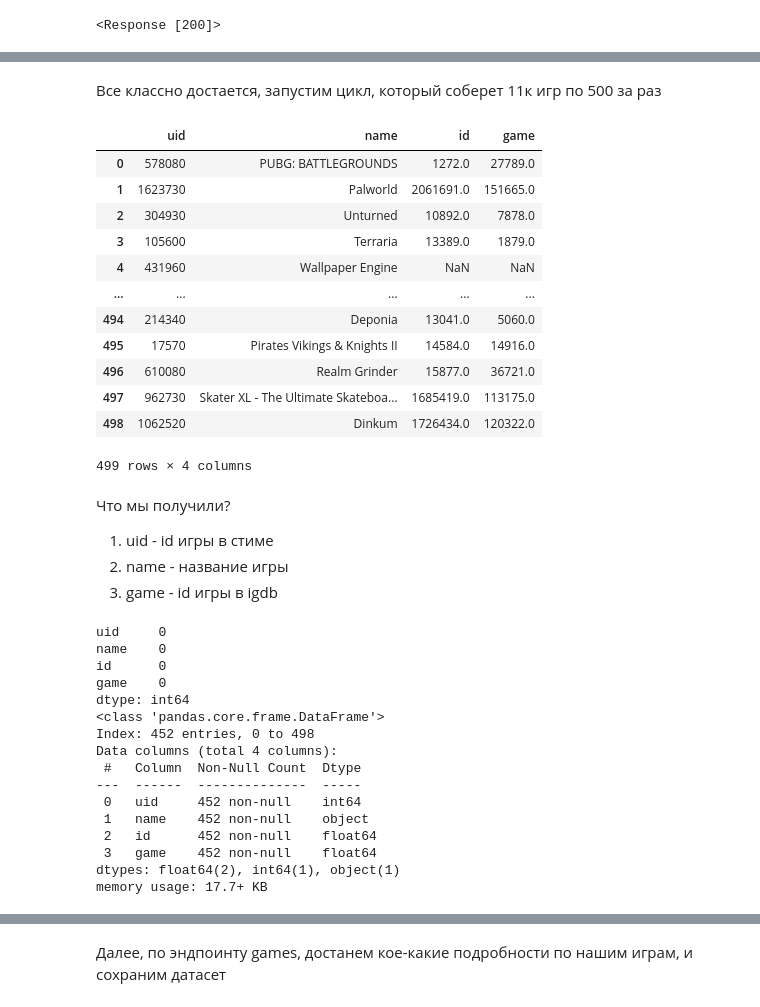
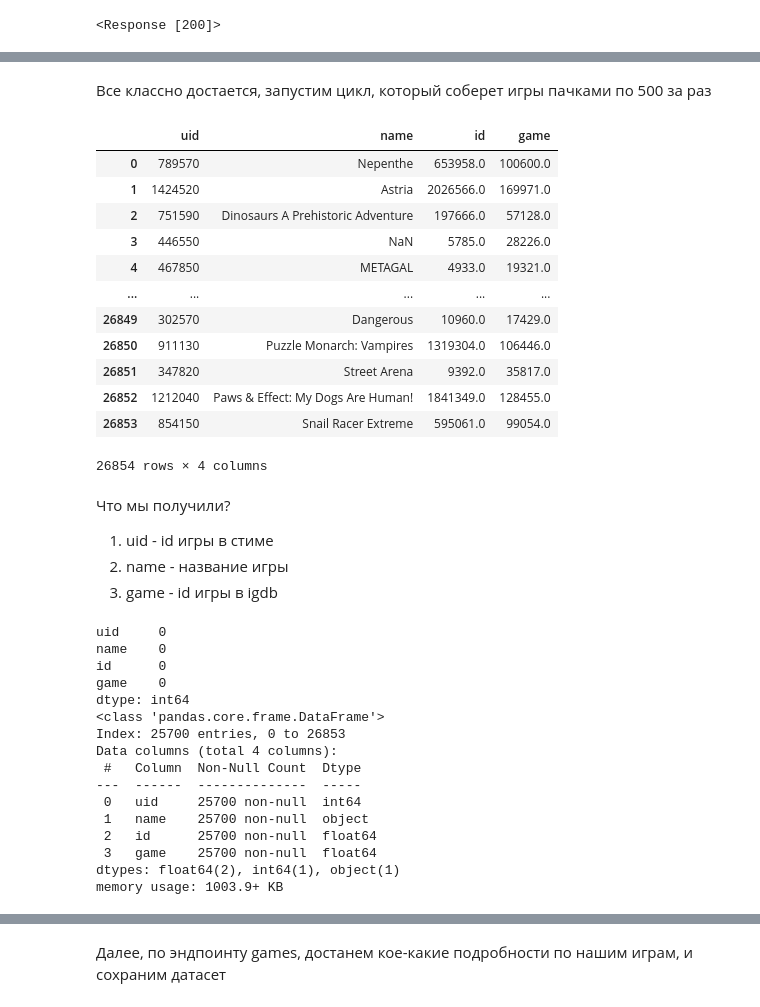
Before and after one commit to ylevennn/smadimo-gp-2, a Jupyter notebook: src/api/igdb.ipynb, the cells around one changed output, grey strips where cells are left out. Drawn from its saved outputs; the diff is of its cells as text; code cells hidden in the pictures.

```diff
--- a/src/api/igdb.ipynb
+++ b/src/api/igdb.ipynb
@@ -32,7 +33,7 @@ access_token = os.getenv('access_token')
 
 Для начала очистим датасет от (на данный момент) ненужных столбцов и попробуем получить 500 строк, если все будет в порядке, напишем цикл, который возьмет остальные нужные (так как в igdb можно брать максимум 500 строк за раз)
 # %%
-indie = pd.read_excel('../../data/games_data_[0-500].xlsx')
-indie.info()
+df_parsed = pd.read_excel('../../data/df_parsed.xlsx')
+df_parsed.info()
 # %% [output]
 <class 'pandas.core.frame.DataFrame'>
@@ -57,8 +58,8 @@ memory usage: 43.5+ KB
 # %%
-indie = indie.drop(columns= ['game_description_snippet', 'game_price', 'found_game_price', 'all_language_reviews_type',
+df_parsed = df_parsed.drop(columns= ['game_description_snippet', 'game_price', 'found_game_price', 'all_language_reviews_type',
                              'all_language_reviews_count', 'has_russian_reviews', 'all_russian_reviews_type', 'all_russian_reviews_count',
                              'steam_app_url', 'support_ru_region' ])
-indie = indie.rename(columns ={'steam_id': 'steam_app_id', 'game_name': 'name'})
-indie
+df_parsed = df_parsed.rename(columns ={'steam_id': 'steam_app_id', 'game_name': 'name'})
+df_parsed
 # %% [output]
 |  | steam_app_id | name |
@@ -77,5 +78,5 @@ indie
 # %%
-ids = indie['steam_app_id'].astype(str).tolist()[:500]
+ids = df_parsed['steam_app_id'].astype(str).tolist()[:500]
 uids = '","'.join(ids)
 uids = '"' + uids + '"'
 
@@ -88,9 +89,9 @@ res
 map_df = pd.DataFrame(res)
 map_df['uid'] = map_df['uid'].astype(int)
 
-indie = indie.rename(columns ={'steam_app_id': 'uid'})
-indie['uid'] = indie['uid'].astype(int)
-out = indie.merge(map_df, on= 'uid', how= 'left')
+df_parsed = df_parsed.rename(columns ={'steam_app_id': 'uid'})
+df_parsed['uid'] = df_parsed['uid'].astype(int)
+out = df_parsed.merge(map_df, on= 'uid', how= 'left')
 
 if request_games_steam.status_code != 200:
     log.error('Ошибка получения external_games')
@@ -113,37 +114,41 @@ out
 # %% [markdown]
-Все классно достается, запустим цикл, который соберет 11к игр по 500 за раз
+Все классно достается, запустим цикл, который соберет игры пачками по 500 за раз
 # %%
-indie = indie.head(11_000).copy()
 all = []
 
-for i in range(0, len(indie), 500):
-    ids = indie['uid'].iloc[i:i+500].astype(str).tolist()
+for i in range(0, len(df_parsed), 500):
+    ids = df_parsed['uid'].iloc[i:i+500].astype(str).tolist()
     uids = '"' + '","'.join(ids) + '"'
 
     data = f'fields uid,game; where external_game_source = 1 & uid = ({uids}); limit 500;'
-    request_games_steam = requests.post('https://api.igdb.com/v4/external_games', headers={'Client-ID': igdb_id, 'Authorization': f'Bearer {access_token}'}, data=data)
-    res = request_games_steam.json()
+    request_games_steam = requests.post('https://api.igdb.com/v4/external_games', headers={'Client-ID': igdb_id, 'Authorization': f'Bearer {access_token}'}, data=data, timeout = 60)
 
-    all += res
+    if request_games_steam.status_code == 200:
+        all += request_games_steam.json()
+    else:
+        print('batch', i//500 + 1, 'status', request_games_steam.status_code)
+
+    time.sleep(0.5)
+
 map_df = pd.DataFrame(all)
 map_df['uid'] = map_df['uid'].astype(int)
 
-out = indie.merge(map_df, on='uid', how ='left')
+out = df_parsed.merge(map_df, on='uid', how ='left')
 out
 # %% [output]
 |  | uid | name | id | game |
-| 0 | 578080 | PUBG: BATTLEGROUNDS | 1272.0 | 27789.0 |
-| 1 | 1623730 | Palworld | 2061691.0 | 151665.0 |
-| 2 | 304930 | Unturned | 10892.0 | 7878.0 |
-| 3 | 105600 | Terraria | 13389.0 | 1879.0 |
-| 4 | 431960 | Wallpaper Engine | NaN | NaN |
+| 0 | 789570 | Nepenthe | 653958.0 | 100600.0 |
+| 1 | 1424520 | Astria | 2026566.0 | 169971.0 |
+| 2 | 751590 | Dinosaurs A Prehistoric Adventure | 197666.0 | 57128.0 |
+| 3 | 446550 | NaN | 5785.0 | 28226.0 |
+| 4 | 467850 | METAGAL | 4933.0 | 19321.0 |
 | ... | ... | ... | ... | ... |
-| 494 | 214340 | Deponia | 13041.0 | 5060.0 |
-| 495 | 17570 | Pirates Vikings & Knights II | 14584.0 | 14916.0 |
-| 496 | 610080 | Realm Grinder | 15877.0 | 36721.0 |
-| 497 | 962730 | Skater XL - The Ultimate Skateboa... | 1685419.0 | 113175.0 |
-| 498 | 1062520 | Dinkum | 1726434.0 | 120322.0 |
+| 26849 | 302570 | Dangerous | 10960.0 | 17429.0 |
+| 26850 | 911130 | Puzzle Monarch: Vampires | 1319304.0 | 106446.0 |
+| 26851 | 347820 | Street Arena | 9392.0 | 35817.0 |
+| 26852 | 1212040 | Paws & Effect: My Dogs Are Human! | 1841349.0 | 128455.0 |
+| 26853 | 854150 | Snail Racer Extreme | 595061.0 | 99054.0 |
-499 rows × 4 columns
+26854 rows × 4 columns
 # %% [markdown]
 Что мы получили?
 1) uid - id игры в стиме
@@ -160,15 +165,15 @@ id      0
 game    0
 dtype: int64
 <class 'pandas.core.frame.DataFrame'>
-Index: 452 entries, 0 to 498
+Index: 25700 entries, 0 to 26853
 Data columns (total 4 columns):
  #   Column  Non-Null Count  Dtype
 ---  ------  --------------  -----
- 0   uid     452 non-null    int64
- 1   name    452 non-null    object
- 2   id      452 non-null    float64
- 3   game    452 non-null    float64
+ 0   uid     25700 non-null  int64
+ 1   name    25700 non-null  object
+ 2   id      25700 non-null  float64
+ 3   game    25700 non-null  float64
 dtypes: float64(2), int64(1), object(1)
-memory usage: 17.7+ KB
+memory usage: 1003.9+ KB
 # %%
 out['game'] = out['game'].astype(int)
```
Also changed, not shown: parts of 16 cells of this notebook, 11 other files.
